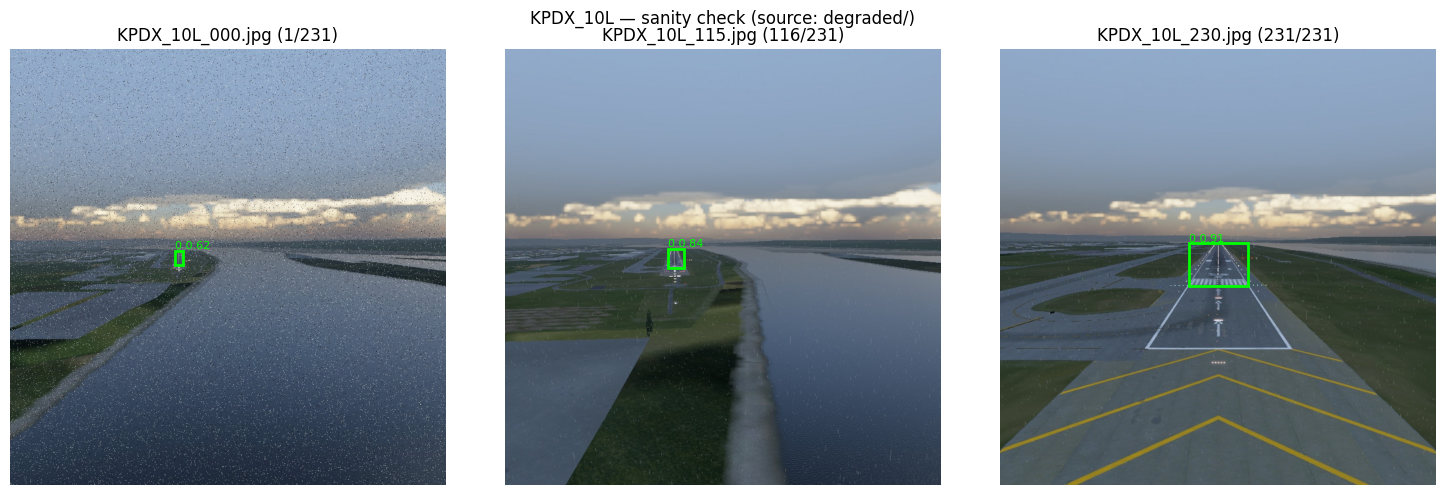
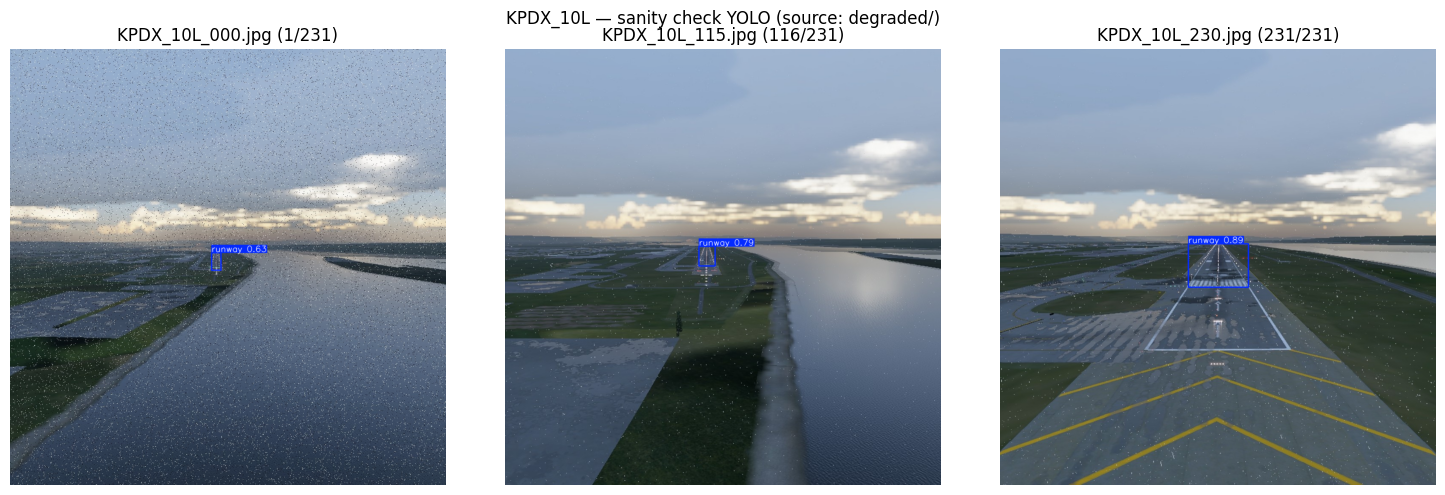
The notebook cell's code change between the first figure and the second:
--- before
+++ after
@@ -1,27 +1,10 @@
-import csv
+import cv2
 import matplotlib.pyplot as plt
-from matplotlib.patches import Rectangle
 from PIL import Image
+from ultralytics import YOLO
 
-def _load_preds(run_dir: Path) -> dict:
-    """predictions.csv -> {image_stem: [(cls, cx, cy, w, h, conf), ...]}"""
-    csv_path = run_dir / "predictions.csv"
-    if not csv_path.exists():
-        return {}
-    out: dict = {}
-    with open(csv_path, encoding="utf-8") as f:
-        reader = csv.reader(f, delimiter=";")
-        next(reader)
-        for row in reader:
-            if len(row) < 7:
-                continue
-            name, cls, cx, cy, bw, bh, conf = row[:7]
-            out.setdefault(name, []).append(
-                (int(cls), float(cx), float(cy), float(bw), float(bh), float(conf))
-            )
-    return out
-
-def show_sanity(run_name: str | None = None, line_width: int = 2):
-    """Affiche premiere / milieu / derniere image avec bbox YOLO on-the-fly."""
+def show_sanity(run_name: str | None = None,
+                line_width: int = 2, conf: float = 0.25, imgsz: int = 512):
+    """Affiche premiere / milieu / derniere image avec bbox YOLO via result.plot()."""
     targets = find_runs(run_name=run_name, all_runs=run_name is None)
     if not targets:
@@ -40,21 +23,16 @@
     n = len(images)
     picks = [(images[0], 0), (images[n // 2], n // 2), (images[-1], n - 1)]
-    preds = _load_preds(run)
+
+    model = YOLO(str(ROOT / "yolo" / "yolov8n.pt"))
 
     fig, axes = plt.subplots(1, 3, figsize=(15, 5))
     for ax, (img_path, idx) in zip(axes, picks):
-        img = Image.open(img_path)
-        w, h = img.size
-        ax.imshow(img)
-        for cls, cx, cy, bw, bh, conf in preds.get(img_path.stem, []):
-            x1 = (cx - bw / 2) * w
-            y1 = (cy - bh / 2) * h
-            ax.add_patch(Rectangle((x1, y1), bw * w, bh * h,
-                                   fill=False, edgecolor="lime", linewidth=line_width))
-            ax.text(x1, max(0, y1 - 4), f"{cls} {conf:.2f}",
-                    color="lime", fontsize=8)
+        result = model.predict(source=str(img_path), conf=conf, imgsz=imgsz,
+                               verbose=False)[0]
+        annotated = result.plot(line_width=line_width)  # numpy BGR avec bbox
+        ax.imshow(cv2.cvtColor(annotated, cv2.COLOR_BGR2RGB))
         ax.set_title(f"{img_path.name} ({idx + 1}/{n})")
         ax.axis("off")
-    fig.suptitle(f"{run.name} — sanity check (source: {src.name}/)")
+    fig.suptitle(f"{run.name} — sanity check YOLO (source: {src.name}/)")
     plt.tight_layout()
     plt.show()

Commit: Update .gitignore + simplification notebook